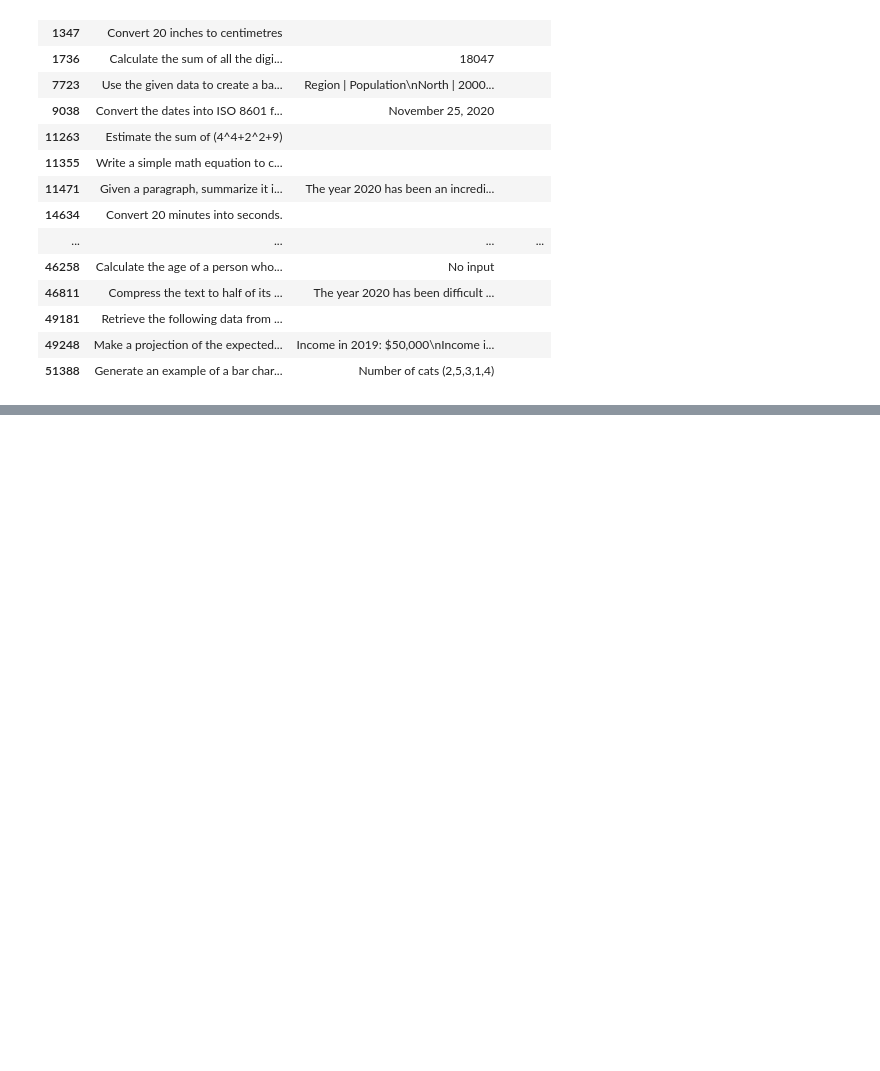
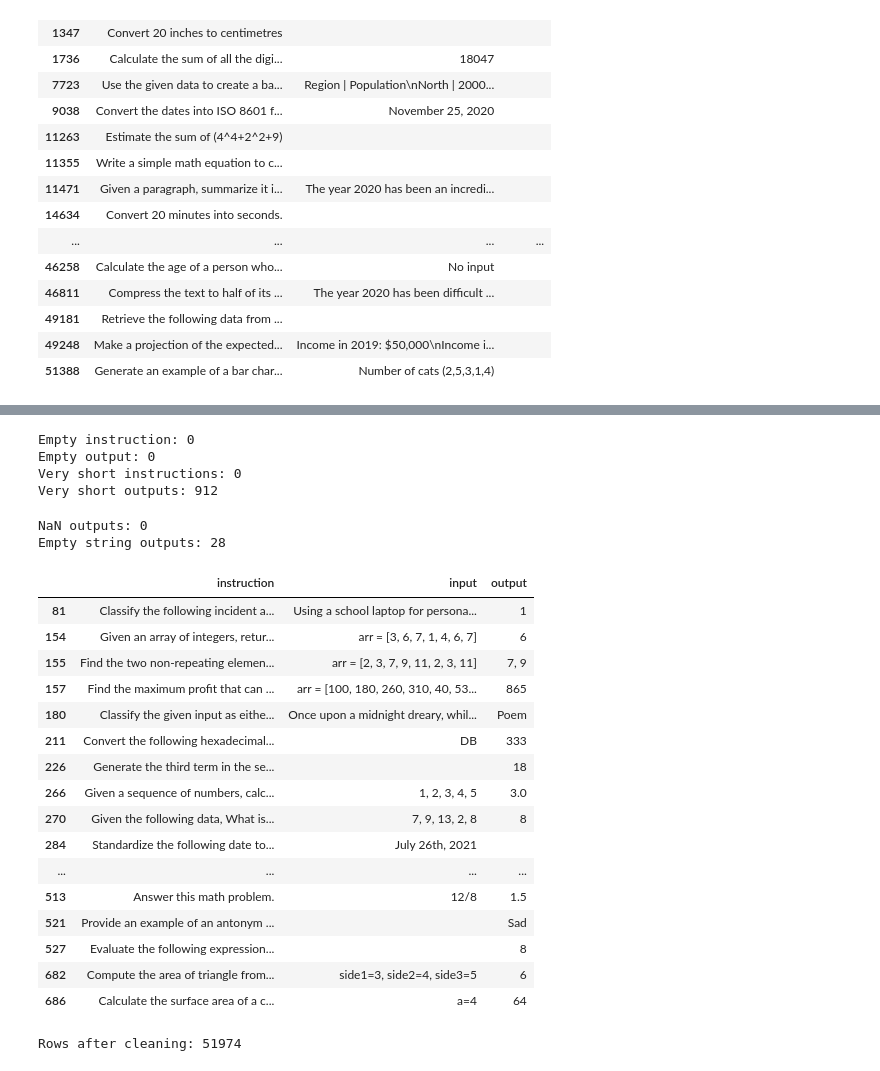
Before and after one commit to amityadav13a-prog/AlignLab, a Jupyter notebook: notebooks/01_dataset_exploration.ipynb, the cells around one changed output, grey strips where cells are left out. Cells and saved outputs as stored; diff of their text form; code cells hidden in the pictures; blank space fills up the shorter version.

```diff
--- a/notebooks/01_dataset_exploration.ipynb
+++ b/notebooks/01_dataset_exploration.ipynb
@@ -99,0 +123,39 @@ df[df["output"].str.strip().eq("")][["instruction", "input", "output"]]
+# %%
+print("Empty instruction:", df["instruction"].isna().sum())
+print("Empty output:", df["output"].isna().sum())
+
+print("Very short instructions:", (df["instruction"].str.strip().str.len() < 5).sum())
+print("Very short outputs:", (df["output"].str.strip().str.len() < 5).sum())
+# %% [output]
+Empty instruction: 0
+Empty output: 0
+Very short instructions: 0
+Very short outputs: 912
+# %%
+print("NaN outputs:", df["output"].isna().sum())
+print("Empty string outputs:", df["output"].str.strip().eq("").sum())
+# %% [output]
+NaN outputs: 0
+Empty string outputs: 28
+# %%
+df[df["output"].str.strip().str.len() < 5][
+    ["instruction", "input", "output"]
+].head(20)
+# %% [output]
+|  | instruction | input | output |
+| 81 | Classify the following incident a... | Using a school laptop for persona... | 1 |
+| 154 | Given an array of integers, retur... | arr = [3, 6, 7, 1, 4, 6, 7] | 6 |
+| 155 | Find the two non-repeating elemen... | arr = [2, 3, 7, 9, 11, 2, 3, 11] | 7, 9 |
+| 157 | Find the maximum profit that can ... | arr = [100, 180, 260, 310, 40, 53... | 865 |
+| 180 | Classify the given input as eithe... | Once upon a midnight dreary, whil... | Poem |
+| 211 | Convert the following hexadecimal... | DB | 333 |
+| 226 | Generate the third term in the se... |  | 18 |
+| 266 | Given a sequence of numbers, calc... | 1, 2, 3, 4, 5 | 3.0 |
+| 270 | Given the following data, What is... | 7, 9, 13, 2, 8 | 8 |
+| 284 | Standardize the following date to... | July 26th, 2021 |  |
+| ... | ... | ... | ... |
+| 513 | Answer this math problem. | 12/8 | 1.5 |
+| 521 | Provide an example of an antonym ... |  | Sad |
+| 527 | Evaluate the following expression... |  | 8 |
+| 682 | Compute the area of triangle from... | side1=3, side2=4, side3=5 | 6 |
+| 686 | Calculate the surface area of a c... | a=4 | 64 |
@@ -99,0 +164,10 @@ df[df["output"].str.strip().eq("")][["instruction", "input", "output"]]
+# %%
+# removing blank strings.
+df = df[
+    df["output"].notna() &
+    df["output"].str.strip().ne("")
+].copy()
+
+print("Rows after cleaning:", len(df))
+# %% [output]
+Rows after cleaning: 51974
```
Also changed, not shown: parts of 33 cells of this notebook.
